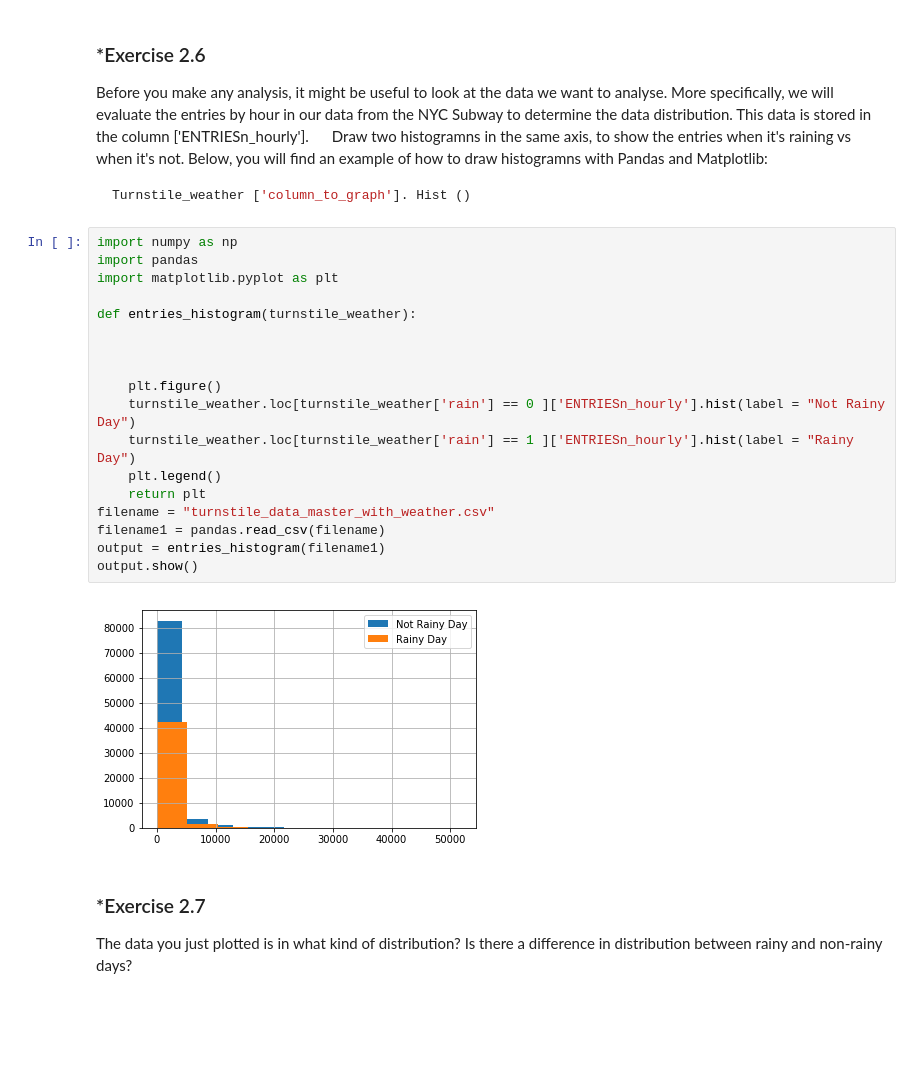
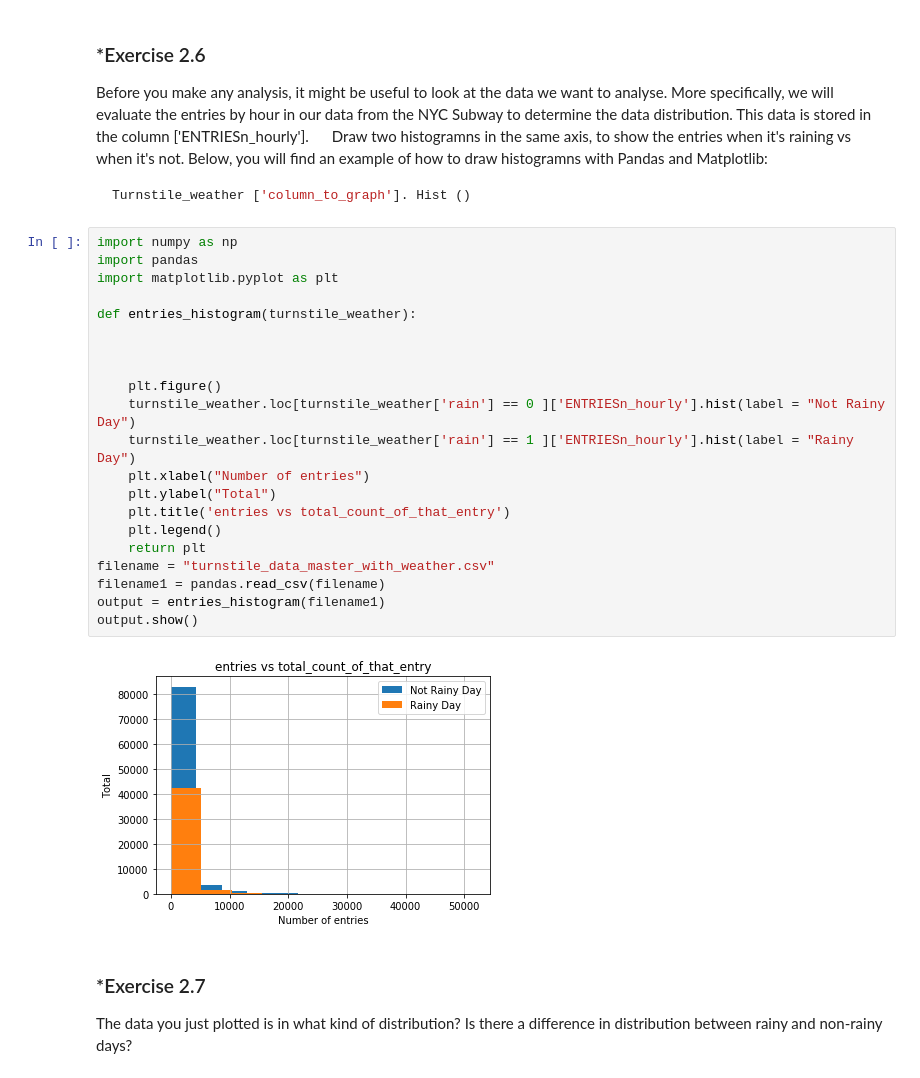
Before and after one commit to kshitijmahajan72/NYC-Subway_Data-Analysis, a Jupyter notebook: Analyzing_Subway_Data_NDFDSI.ipynb, the cells around one changed output. Saved outputs shown, nothing was run; the diff lists cells and outputs as text; blank space fills up the shorter version.

```diff
--- a/Analyzing_Subway_Data_NDFDSI.ipynb
+++ b/Analyzing_Subway_Data_NDFDSI.ipynb
@@ -415,23 +415,26 @@ Turnstile_weather ['column_to_graph']. Hist ()
 # %%
 import numpy as np
 import pandas
 import matplotlib.pyplot as plt
 
 def entries_histogram(turnstile_weather):
 
 
 
     plt.figure()
     turnstile_weather.loc[turnstile_weather['rain'] == 0 ]['ENTRIESn_hourly'].hist(label = "Not Rainy Day")
     turnstile_weather.loc[turnstile_weather['rain'] == 1 ]['ENTRIESn_hourly'].hist(label = "Rainy Day")
+    plt.xlabel("Number of entries")
+    plt.ylabel("Total")
+    plt.title('entries vs total_count_of_that_entry')
     plt.legend()
     return plt
 filename = "turnstile_data_master_with_weather.csv"
 filename1 = pandas.read_csv(filename)
 output = entries_histogram(filename1)
 output.show()
 # %% [output]
-[figure, old version]
+[figure, new version]
 # %% [markdown]
 ### *Exercise 2.7
 
```
Also changed, not shown: 1 other file.
